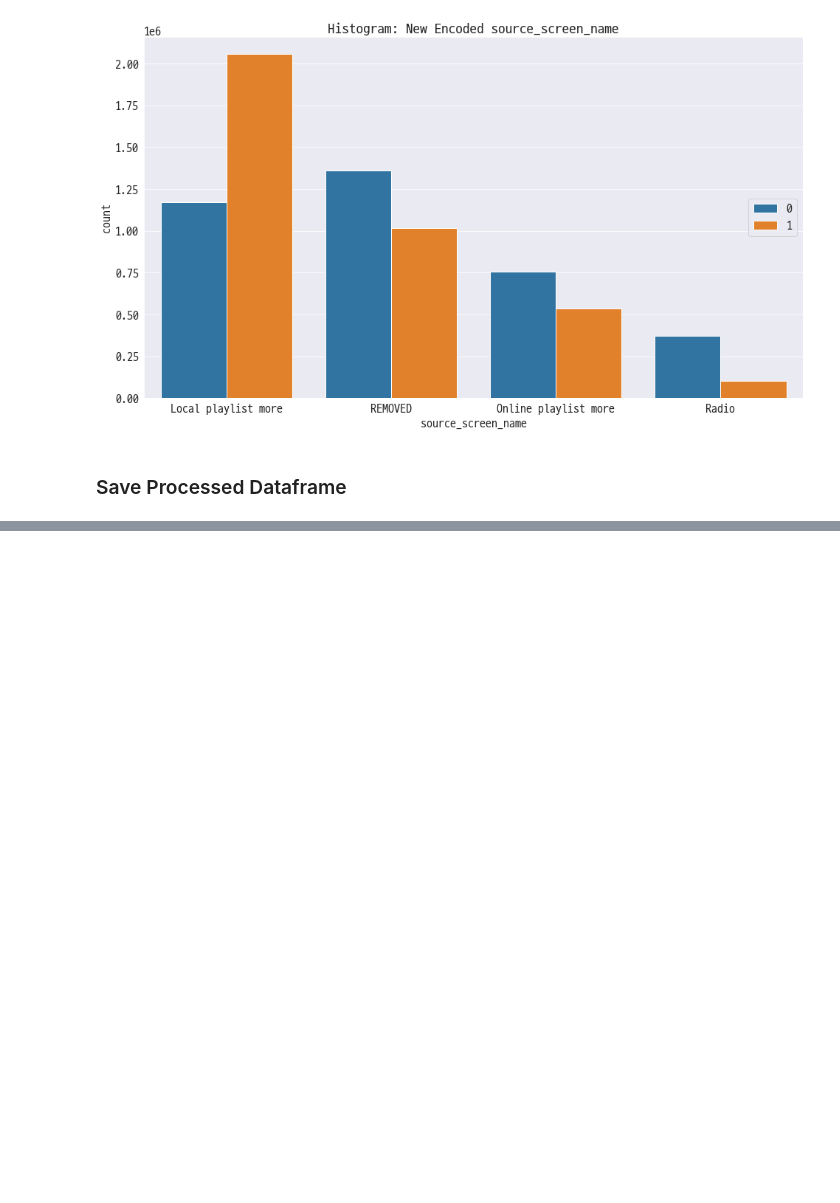
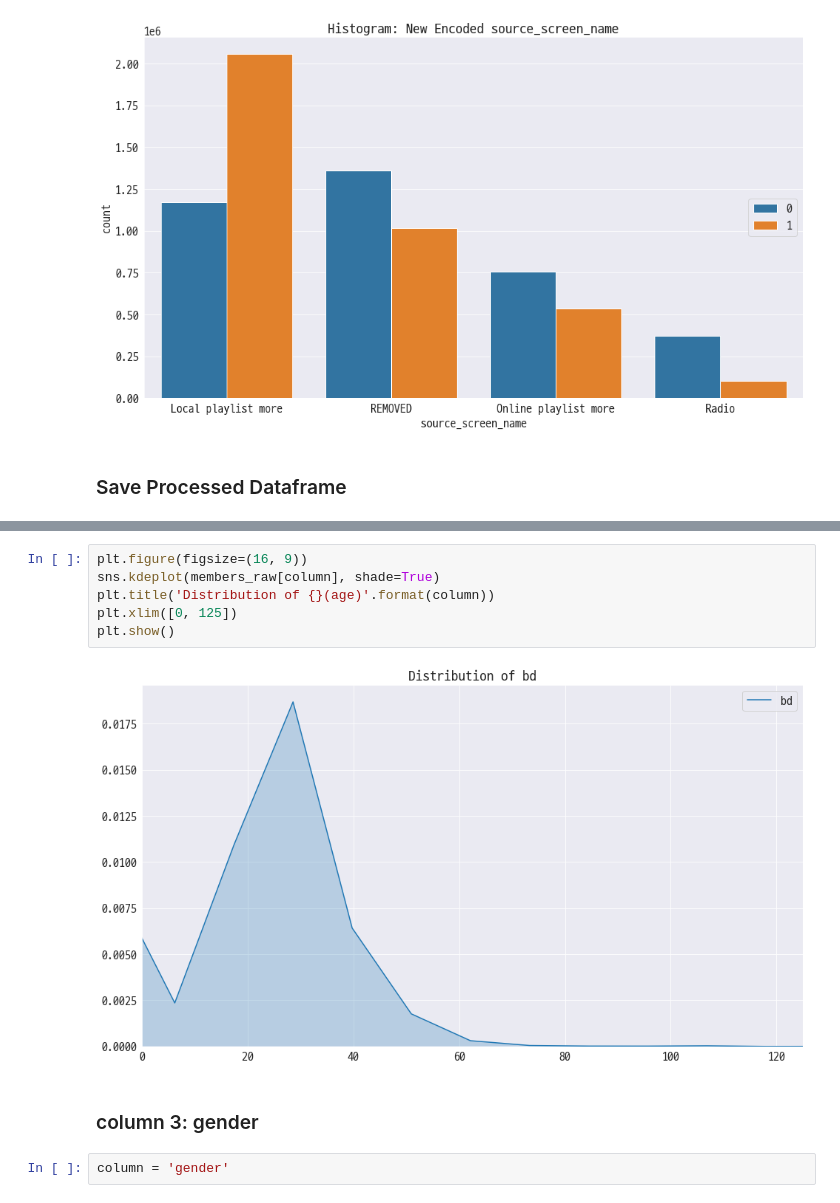
Before and after one commit to dhsong95/kaggle-kkbox-music-recommendation-challenge, a Jupyter notebook: eda/Exploratory Data Analysis.ipynb, the cells around one changed output, grey strips where cells are left out. Drawn from its saved outputs; the diff is of its cells as text; blank space fills up the shorter version.

```diff
--- a/eda/Exploratory Data Analysis.ipynb
+++ b/eda/Exploratory Data Analysis.ipynb
@@ -476,0 +558,12 @@ test_proc.to_csv('./data/processed/test.csv', index=False)
+# %%
+plt.figure(figsize=(16, 9))
+sns.kdeplot(members_raw[column], shade=True)
+plt.title('Distribution of {}(age)'.format(column))
+plt.xlim([0, 125])
+plt.show()
+# %% [output]
+[figure, added]
+# %% [markdown]
+### column 3: gender <a id="6.3"></a>
+# %%
+column = 'gender'
```
Also changed, not shown: parts of 36 cells of this notebook.
